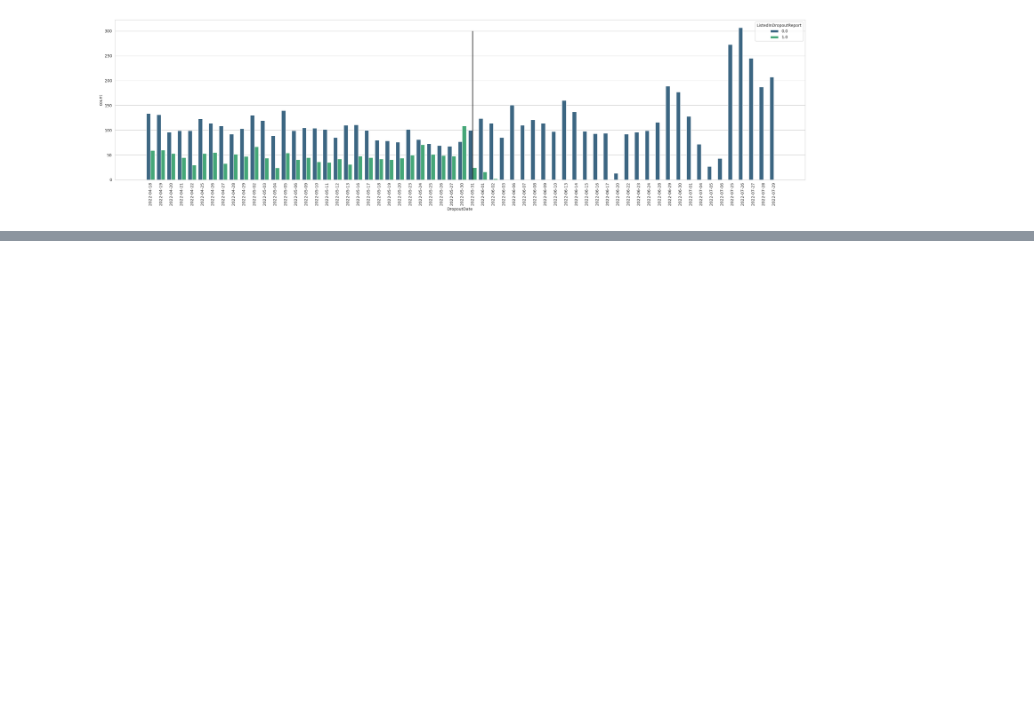
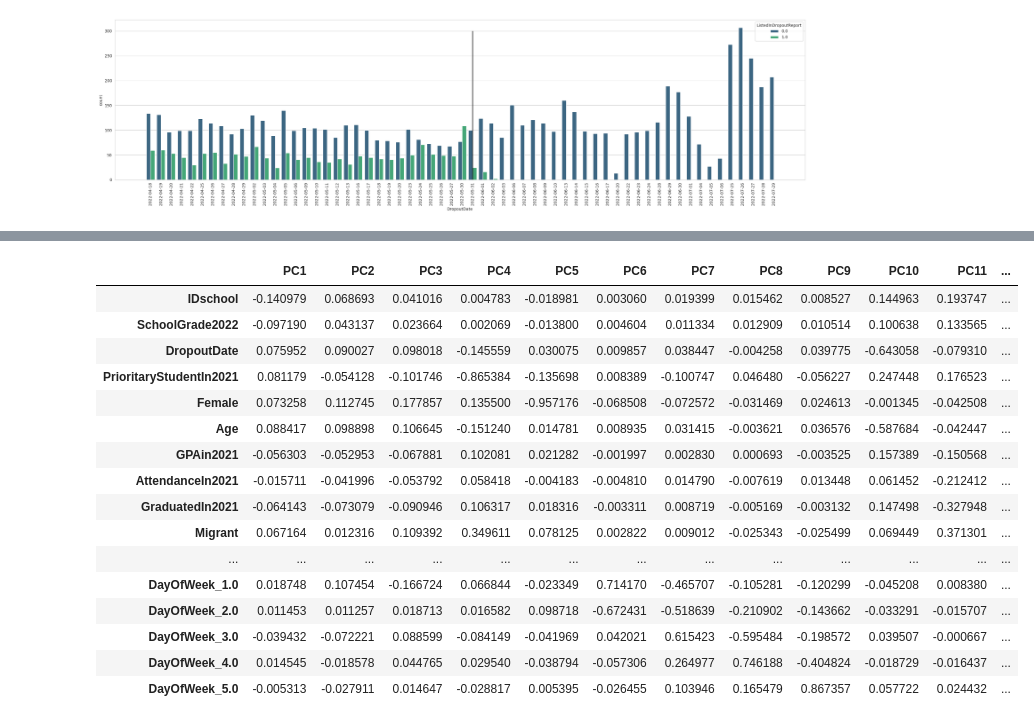
Before and after one commit to Luiandmont/IN5244-1_ciencia-de-datos, a Jupyter notebook: Research/SET3.ipynb, the cells around one changed output, grey strips where cells are left out. Drawn from its saved outputs; the diff is of its cells as text; code cells hidden in the pictures; blank space fills up the shorter version.

```diff
--- a/Research/EDA_actualizado.ipynb
+++ b/Research/SET3.ipynb
@@ -367,0 +491,22 @@ plt.show()
+# %%
+# Cargar los coeficientes de los componentes principales
+loadings = pd.DataFrame(pca.components_.T, columns=[f'PC{i+1}' for i in range(pca.n_components_)], index=df1.columns[1:])
+loadings
+# %% [output]
+|  | PC1 | PC2 | PC3 | PC4 | PC5 | PC6 | PC7 | PC8 | PC9 | PC10 | PC11 | ... |
+| IDschool | -0.140979 | 0.068693 | 0.041016 | 0.004783 | -0.018981 | 0.003060 | 0.019399 | 0.015462 | 0.008527 | 0.144963 | 0.193747 | ... |
+| SchoolGrade2022 | -0.097190 | 0.043137 | 0.023664 | 0.002069 | -0.013800 | 0.004604 | 0.011334 | 0.012909 | 0.010514 | 0.100638 | 0.133565 | ... |
+| DropoutDate | 0.075952 | 0.090027 | 0.098018 | -0.145559 | 0.030075 | 0.009857 | 0.038447 | -0.004258 | 0.039775 | -0.643058 | -0.079310 | ... |
+| PrioritaryStudentIn2021 | 0.081179 | -0.054128 | -0.101746 | -0.865384 | -0.135698 | 0.008389 | -0.100747 | 0.046480 | -0.056227 | 0.247448 | 0.176523 | ... |
+| Female | 0.073258 | 0.112745 | 0.177857 | 0.135500 | -0.957176 | -0.068508 | -0.072572 | -0.031469 | 0.024613 | -0.001345 | -0.042508 | ... |
+| Age | 0.088417 | 0.098898 | 0.106645 | -0.151240 | 0.014781 | 0.008935 | 0.031415 | -0.003621 | 0.036576 | -0.587684 | -0.042447 | ... |
+| GPAin2021 | -0.056303 | -0.052953 | -0.067881 | 0.102081 | 0.021282 | -0.001997 | 0.002830 | 0.000693 | -0.003525 | 0.157389 | -0.150568 | ... |
+| AttendanceIn2021 | -0.015711 | -0.041996 | -0.053792 | 0.058418 | -0.004183 | -0.004810 | 0.014790 | -0.007619 | 0.013448 | 0.061452 | -0.212412 | ... |
+| GraduatedIn2021 | -0.064143 | -0.073079 | -0.090946 | 0.106317 | 0.018316 | -0.003311 | 0.008719 | -0.005169 | -0.003132 | 0.147498 | -0.327948 | ... |
+| Migrant | 0.067164 | 0.012316 | 0.109392 | 0.349611 | 0.078125 | 0.002822 | 0.009012 | -0.025343 | -0.025499 | 0.069449 | 0.371301 | ... |
+| ... | ... | ... | ... | ... | ... | ... | ... | ... | ... | ... | ... | ... |
+| DayOfWeek_1.0 | 0.018748 | 0.107454 | -0.166724 | 0.066844 | -0.023349 | 0.714170 | -0.465707 | -0.105281 | -0.120299 | -0.045208 | 0.008380 | ... |
+| DayOfWeek_2.0 | 0.011453 | 0.011257 | 0.018713 | 0.016582 | 0.098718 | -0.672431 | -0.518639 | -0.210902 | -0.143662 | -0.033291 | -0.015707 | ... |
+| DayOfWeek_3.0 | -0.039432 | -0.072221 | 0.088599 | -0.084149 | -0.041969 | 0.042021 | 0.615423 | -0.595484 | -0.198572 | 0.039507 | -0.000667 | ... |
+| DayOfWeek_4.0 | 0.014545 | -0.018578 | 0.044765 | 0.029540 | -0.038794 | -0.057306 | 0.264977 | 0.746188 | -0.404824 | -0.018729 | -0.016437 | ... |
+| DayOfWeek_5.0 | -0.005313 | -0.027911 | 0.014647 | -0.028817 | 0.005395 | -0.026455 | 0.103946 | 0.165479 | 0.867357 | 0.057722 | 0.024432 | ... |
```
Also changed, not shown: parts of 19 cells of this notebook, 9 other files.
